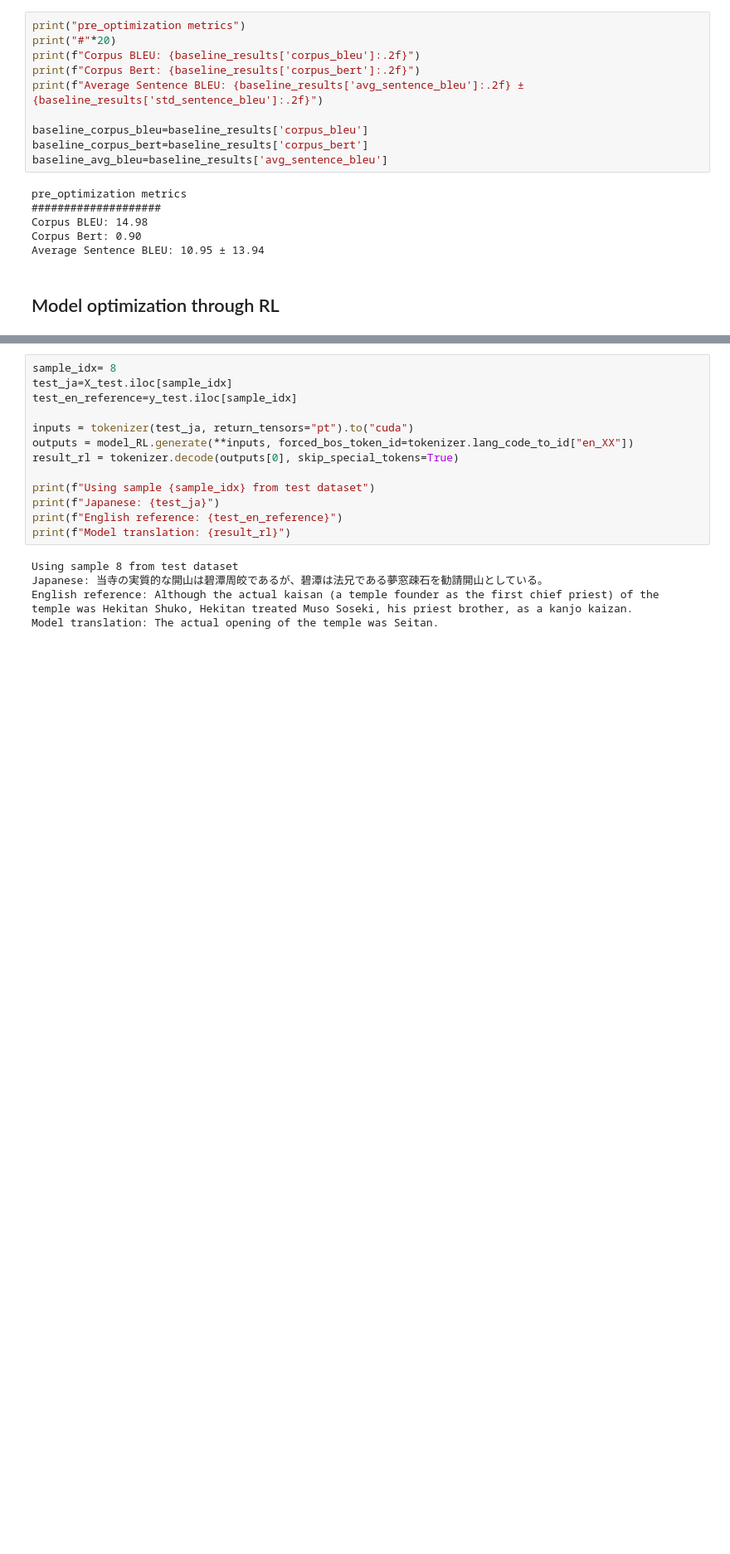
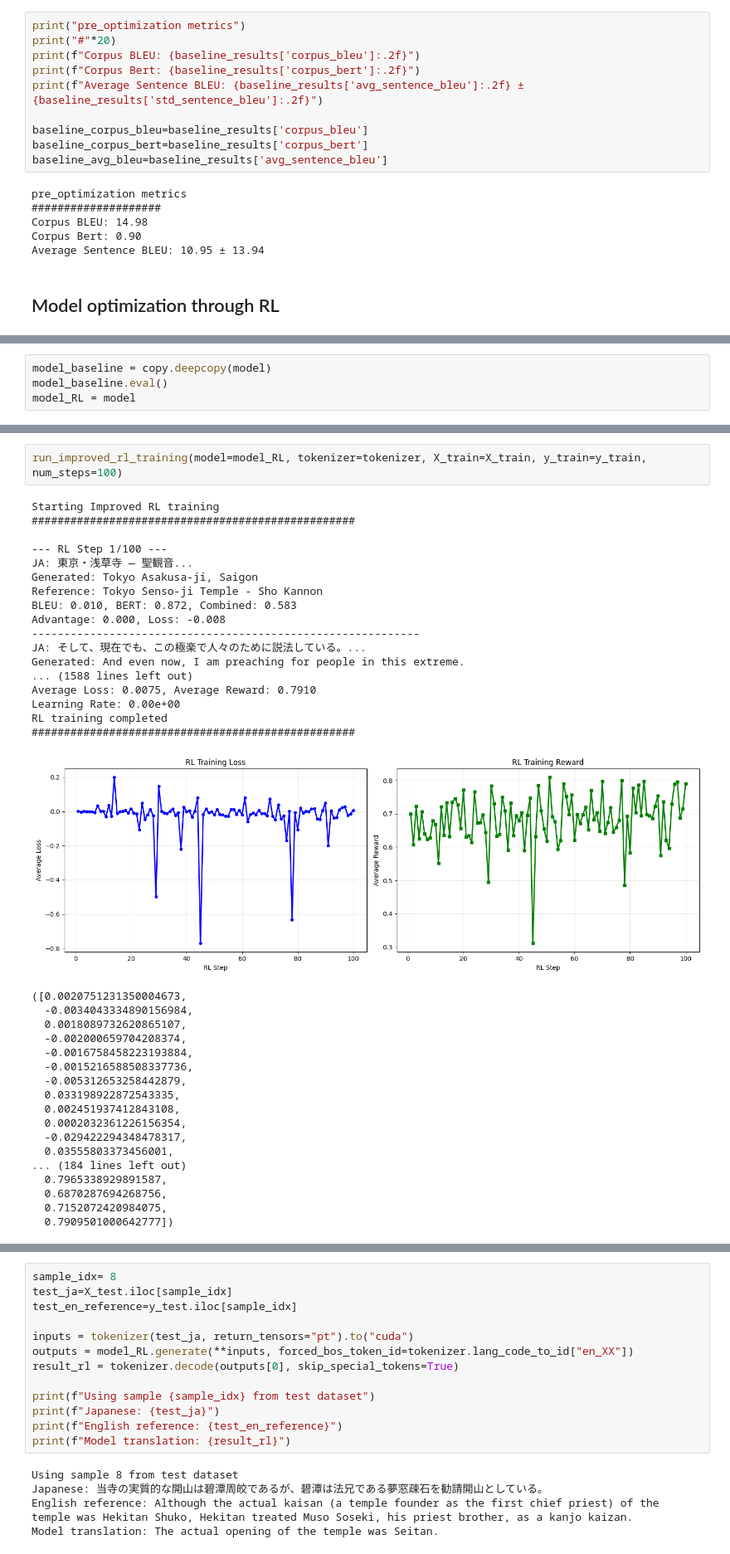
Before and after one commit to LaraN01/CAS_NLP, a Jupyter notebook: Projects/machine_translation.ipynb, the cells around one changed output, grey strips where cells are left out. Shown at 83% size. Drawn from its saved outputs; the diff is of its cells as text; blank space fills up the shorter version.

```diff
--- a/Projects/machine_translation.ipynb
+++ b/Projects/machine_translation.ipynb
@@ -1052,0 +1058,4 @@ Average Sentence BLEU: 10.95 ± 13.94
+# %%
+model_baseline = copy.deepcopy(model)
+model_baseline.eval()
+model_RL = model
@@ -1052,0 +1333,38 @@ Average Sentence BLEU: 10.95 ± 13.94
+# %%
+run_improved_rl_training(model=model_RL, tokenizer=tokenizer, X_train=X_train, y_train=y_train, num_steps=100)
+# %% [output]
+Starting Improved RL training
+##################################################
+
+--- RL Step 1/100 ---
+JA: 東京・浅草寺 ― 聖観音...
+Generated: Tokyo Asakusa-ji, Saigon
+Reference: Tokyo Senso-ji Temple - Sho Kannon
+BLEU: 0.010, BERT: 0.872, Combined: 0.583
+Advantage: 0.000, Loss: -0.008
+------------------------------------------------------------
+JA: そして、現在でも、この極楽で人々のために説法している。...
+Generated: And even now, I am preaching for people in this extreme.
+... (1588 lines left out)
+Average Loss: 0.0075, Average Reward: 0.7910
+Learning Rate: 0.00e+00
+RL training completed
+##################################################
+[figure, added]
+([0.0020751231350004673,
+  -0.0034043334890156984,
+  0.0018089732620865107,
+  -0.002000659704208374,
+  -0.0016758458223193884,
+  -0.0015216588508337736,
+  -0.005312653258442879,
+  0.033198922872543335,
+  0.002451937412843108,
+  0.0002032361226156354,
+  -0.029422294348478317,
+  0.03555803373456001,
+... (184 lines left out)
+  0.7965338929891587,
+  0.6870287694268756,
+  0.7152072420984075,
+  0.7909501000642777])
```
Also changed, not shown: parts of 7 cells of this notebook, 1 other file.
